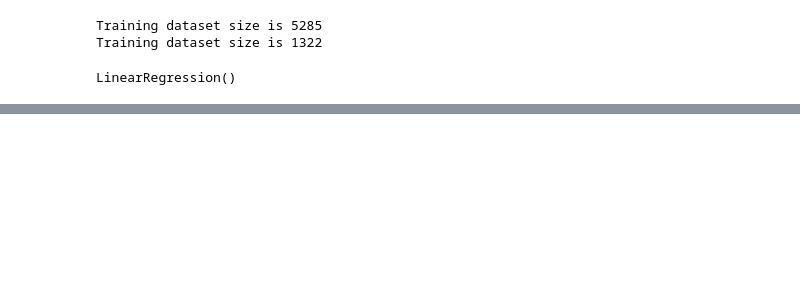
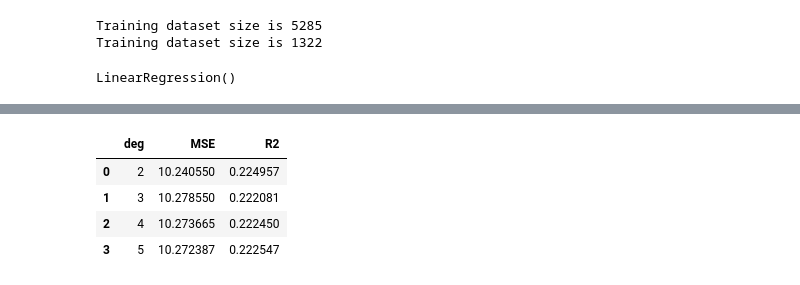
Before and after one commit to AamirJafaq/Student-Score-Prediction, a Jupyter notebook: Student_Score_Prediction_Model.ipynb, the cells around one changed output, grey strips where cells are left out. Saved outputs shown, nothing was run; the diff lists cells and outputs as text; code cells hidden in the pictures; blank space fills up the shorter version.

```diff
--- a/Student_Score_Prediction_Model.ipynb
+++ b/Student_Score_Prediction_Model.ipynb
@@ -217,0 +185,18 @@ array([[62.86503887],
+# %%
+metrics=[]
+y_lpred=[]
+for deg in range(2,6):
+  model=Pipeline([("poly", PolynomialFeatures(degree=deg, include_bias=True)), ("linear_Model", LinearRegression())])
+  model.fit(X_train, y_train)
+  y_lpred.append({f"y_pred{deg}": model.predict(X_test)})
+  MSE= mean_squared_error(y_test, y_lpred[deg-2][f"y_pred{deg}"])
+  R2 = r2_score(y_test, y_lpred[deg-2][f"y_pred{deg}"])
+  metrics.append({"deg": deg, "MSE": MSE, "R2": R2})
+metrics = pd.DataFrame(metrics).sort_values("deg")
+metrics
+# %% [output]
+|  | deg | MSE | R2 |
+| 0 | 2 | 10.240550 | 0.224957 |
+| 1 | 3 | 10.278550 | 0.222081 |
+| 2 | 4 | 10.273665 | 0.222450 |
+| 3 | 5 | 10.272387 | 0.222547 |
```
Also changed, not shown: parts of 38 cells of this notebook.
